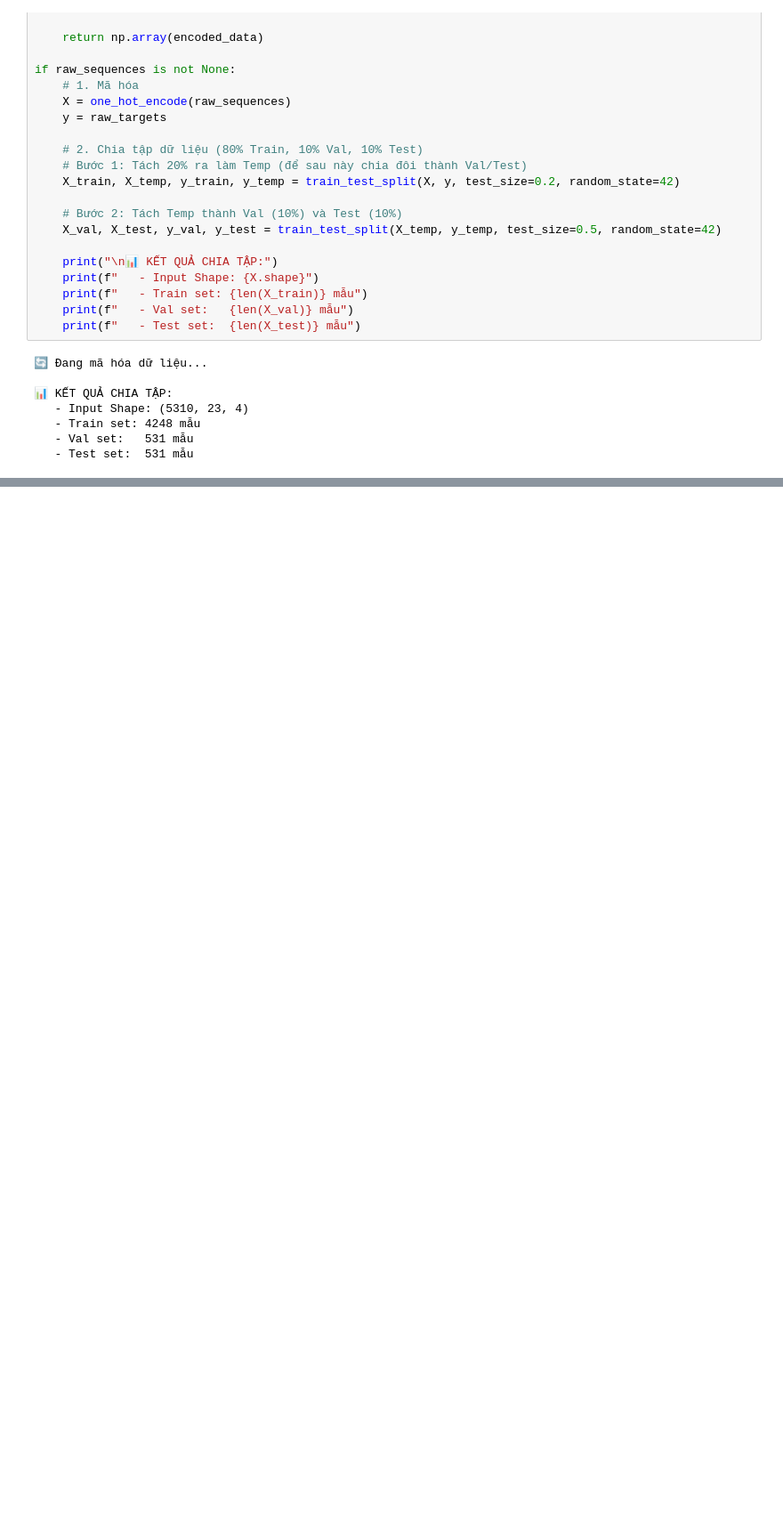
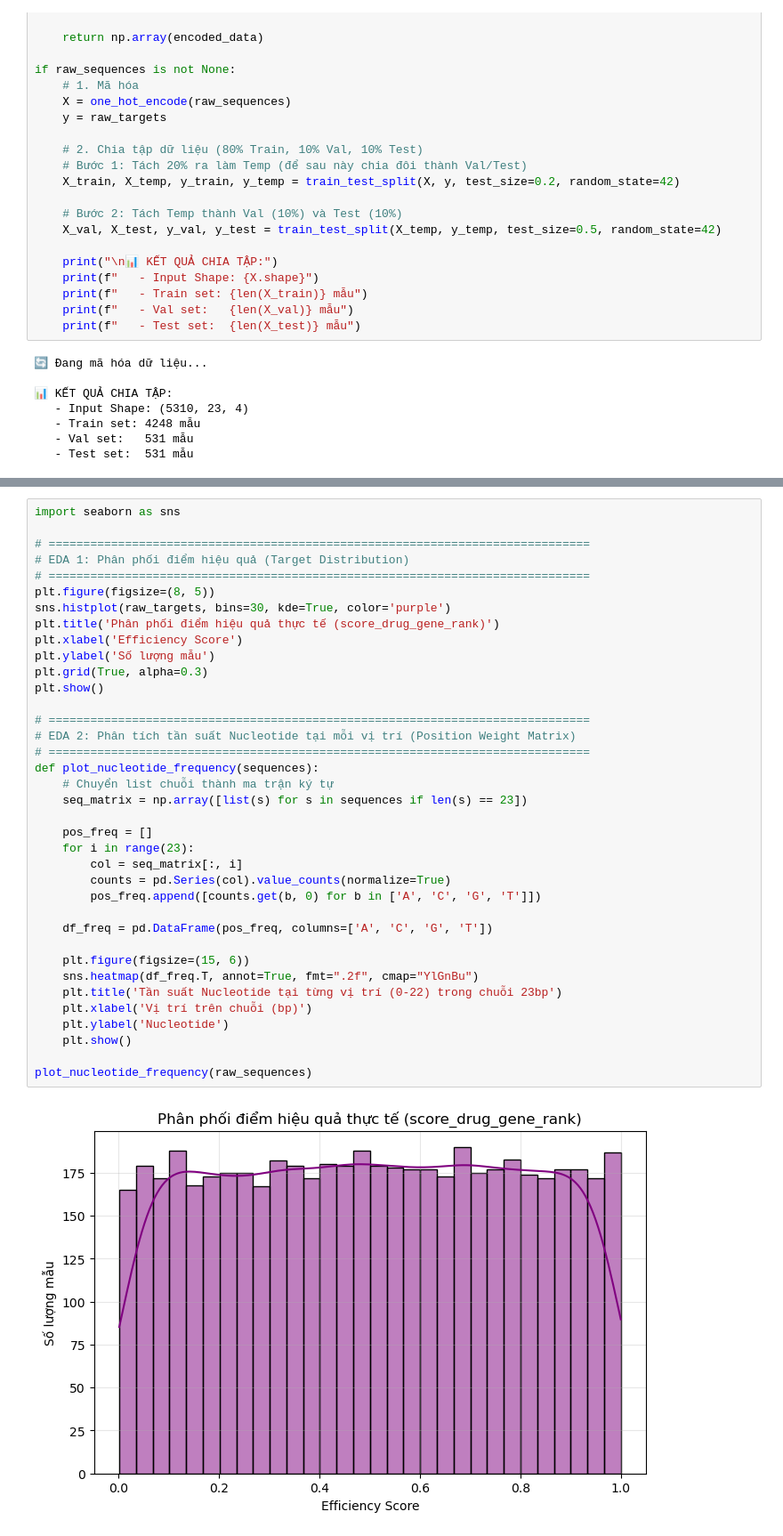
Before and after one commit to VanNhi279/sgRNA_On-target_Efficiency_Prediction, a Jupyter notebook: CRISPR-Cas9.ipynb, the cells around one changed output, grey strips where cells are left out. Shown at 89% size. Saved outputs shown, nothing was run; the diff lists cells and outputs as text; blank space fills up the shorter version.

```diff
--- a/CRISPR-Cas9.ipynb
+++ b/CRISPR-Cas9.ipynb
@@ -106,0 +109,39 @@ if raw_sequences is not None:
+# %%
+import seaborn as sns
+
+# ==============================================================================
+# EDA 1: Phân phối điểm hiệu quả (Target Distribution)
+# ==============================================================================
+plt.figure(figsize=(8, 5))
+sns.histplot(raw_targets, bins=30, kde=True, color='purple')
+plt.title('Phân phối điểm hiệu quả thực tế (score_drug_gene_rank)')
+plt.xlabel('Efficiency Score')
+plt.ylabel('Số lượng mẫu')
+plt.grid(True, alpha=0.3)
+plt.show()
+
+# ==============================================================================
+# EDA 2: Phân tích tần suất Nucleotide tại mỗi vị trí (Position Weight Matrix)
+# ==============================================================================
+def plot_nucleotide_frequency(sequences):
+    # Chuyển list chuỗi thành ma trận ký tự
+    seq_matrix = np.array([list(s) for s in sequences if len(s) == 23])
+
+    pos_freq = []
+    for i in range(23):
+        col = seq_matrix[:, i]
+        counts = pd.Series(col).value_counts(normalize=True)
+        pos_freq.append([counts.get(b, 0) for b in ['A', 'C', 'G', 'T']])
+
+    df_freq = pd.DataFrame(pos_freq, columns=['A', 'C', 'G', 'T'])
+
+    plt.figure(figsize=(15, 6))
+    sns.heatmap(df_freq.T, annot=True, fmt=".2f", cmap="YlGnBu")
+    plt.title('Tần suất Nucleotide tại từng vị trí (0-22) trong chuỗi 23bp')
+    plt.xlabel('Vị trí trên chuỗi (bp)')
+    plt.ylabel('Nucleotide')
+    plt.show()
+
+plot_nucleotide_frequency(raw_sequences)
+# %% [output]
+[figure, added]
```
Also changed, not shown: parts of 9 cells of this notebook, 2 other files.
